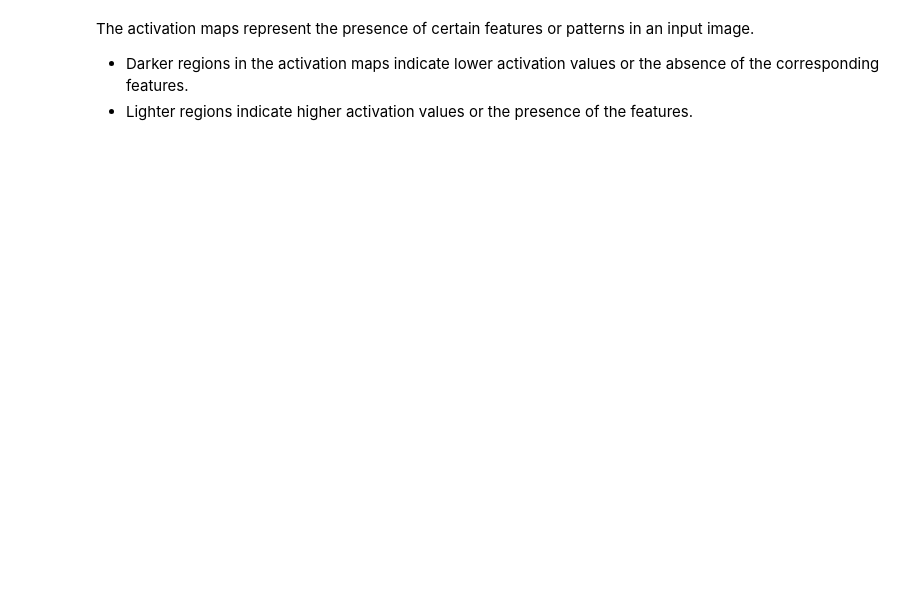
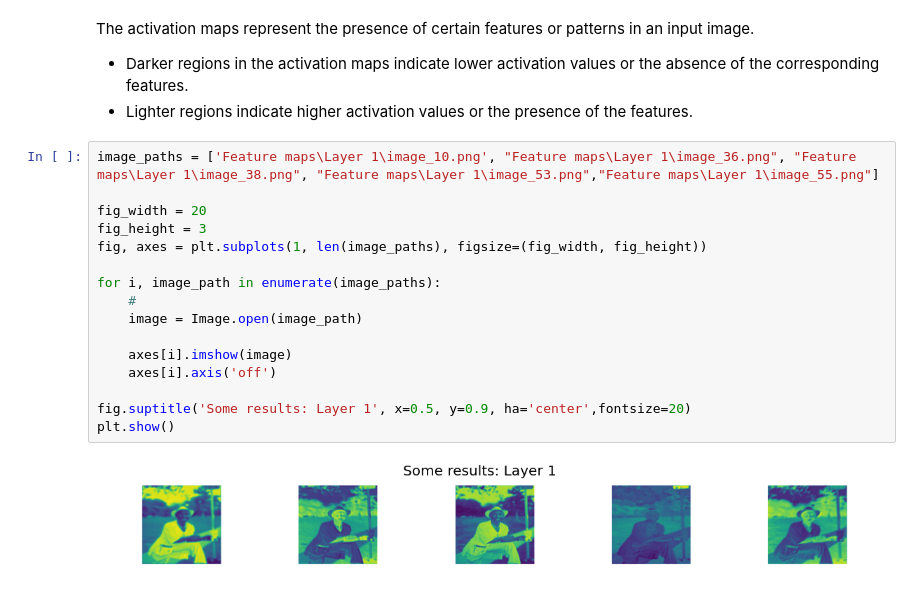
Before and after one commit to DCC-UAB/dlnn-project_ia-group_10, a Jupyter notebook: playing.ipynb, the cells around one changed output. Cells and saved outputs as stored; diff of their text form; blank space fills up the shorter version.

Commit message:
Visualizations done

```diff
--- a/playing.ipynb
+++ b/playing.ipynb
@@ -326,3 +349,21 @@ print("Layer outputs saved successfully.")
 The activation maps represent the presence of certain features or patterns in an input image.
 - Darker regions in the activation maps indicate lower activation values or the absence of the corresponding features.
 - Lighter regions indicate higher activation values or the presence of the features.
+# %%
+image_paths = ['Feature maps\Layer 1\image_10.png', "Feature maps\Layer 1\image_36.png", "Feature maps\Layer 1\image_38.png", "Feature maps\Layer 1\image_53.png","Feature maps\Layer 1\image_55.png"]
+
+fig_width = 20
+fig_height = 3
+fig, axes = plt.subplots(1, len(image_paths), figsize=(fig_width, fig_height))
+
+for i, image_path in enumerate(image_paths):
+    #
+    image = Image.open(image_path)
+
+    axes[i].imshow(image)
+    axes[i].axis('off')
+
+fig.suptitle('Some results: Layer 1', x=0.5, y=0.9, ha='center',fontsize=20)
+plt.show()
+# %% [output]
+[figure, added]
```
Also changed, not shown: parts of 8 cells of this notebook.
